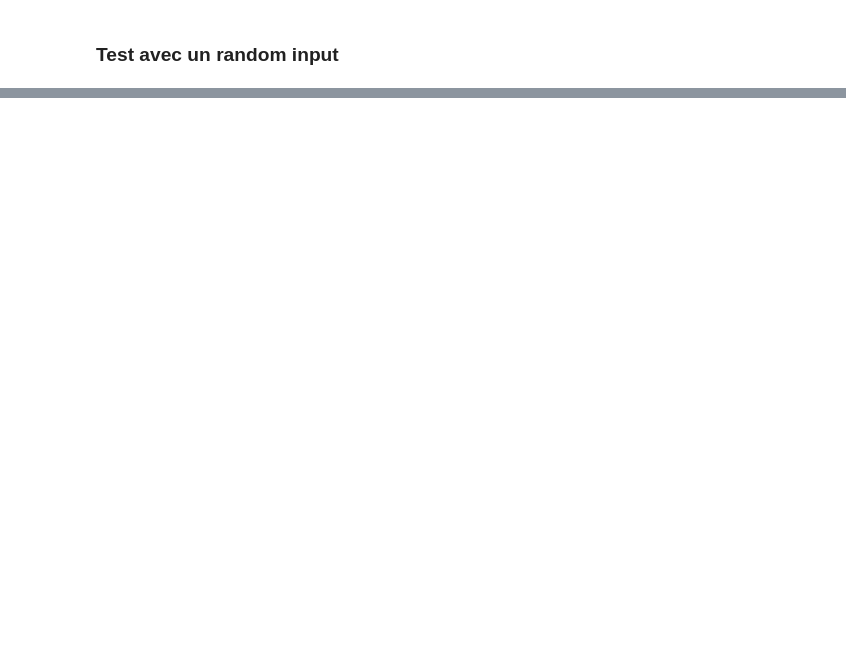
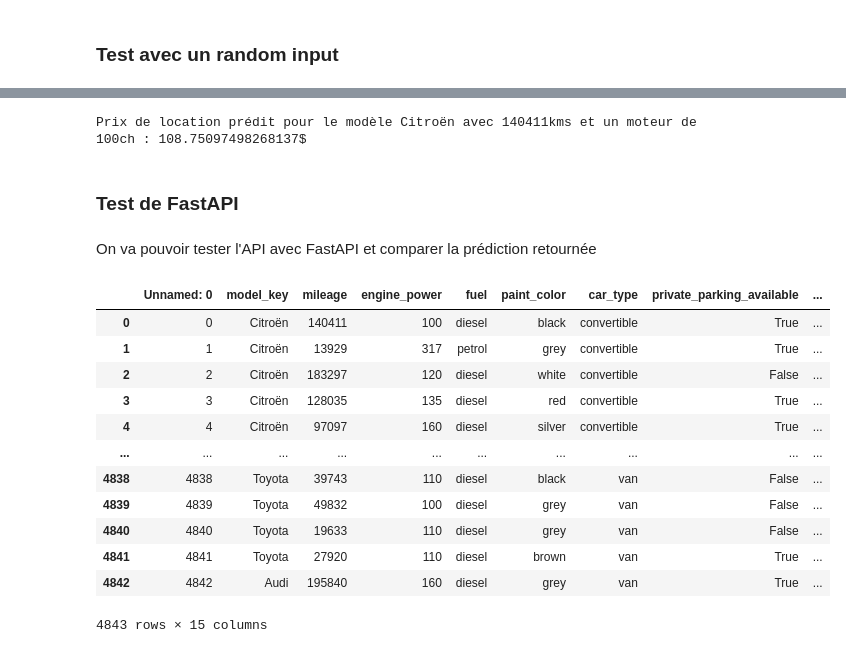
Before and after one commit to DavidTGAUTIER/Jedha_Certification, a Jupyter notebook: Block n°5/04 Get Around - ML.ipynb, the cells around one changed output, grey strips where cells are left out. Saved outputs shown, nothing was run; the diff lists cells and outputs as text; code cells hidden in the pictures; blank space fills up the shorter version.

```diff
--- a/Block n°5/04 Get Around - ML.ipynb
+++ b/Block n°5/04 Get Around - ML.ipynb
@@ -375,0 +340,14 @@ print(f"Prix de location prédit pour cette voiture : {round(request_pred.json()
+# %%
+# Notre X est l'ensemble des features sans la target
+X = sample_df
+# On applique la pipeline de preprocessing pour transformer les valeurs de X (onehot pour categ/scaling des valeurs numériques)
+X = preprocessor.transform(X)
+# On fait une prédiction sur X
+pred = gbr_model.predict(X)
+print(f"Prix de location prédit pour le modèle {example_input['model_key']} avec {example_input['mileage']}kms et un moteur de {example_input['engine_power']}ch : {pred[0]}$")
+# %% [output]
+Prix de location prédit pour le modèle Citroën avec 140411kms et un moteur de 100ch : 108.75097498268137$
+# %% [markdown]
+### Test de FastAPI
+# %% [markdown]
+On va pouvoir tester l'API avec FastAPI et comparer la prédiction retournée
@@ -375,0 +376,16 @@ print(f"Prix de location prédit pour cette voiture : {round(request_pred.json()
+# %%
+pd.read_csv('../test/get_around_pricing_project.csv')
+# %% [output]
+|  | Unnamed: 0 | model_key | mileage | engine_power | fuel | paint_color | car_type | private_parking_available | ... |
+| 0 | 0 | Citroën | 140411 | 100 | diesel | black | convertible | True | ... |
+| 1 | 1 | Citroën | 13929 | 317 | petrol | grey | convertible | True | ... |
+| 2 | 2 | Citroën | 183297 | 120 | diesel | white | convertible | False | ... |
+| 3 | 3 | Citroën | 128035 | 135 | diesel | red | convertible | True | ... |
+| 4 | 4 | Citroën | 97097 | 160 | diesel | silver | convertible | True | ... |
+| ... | ... | ... | ... | ... | ... | ... | ... | ... | ... |
+| 4838 | 4838 | Toyota | 39743 | 110 | diesel | black | van | False | ... |
+| 4839 | 4839 | Toyota | 49832 | 100 | diesel | grey | van | False | ... |
+| 4840 | 4840 | Toyota | 19633 | 110 | diesel | grey | van | False | ... |
+| 4841 | 4841 | Toyota | 27920 | 110 | diesel | brown | van | True | ... |
+| 4842 | 4842 | Audi | 195840 | 160 | diesel | grey | van | True | ... |
+4843 rows × 15 columns
```
Also changed, not shown: parts of 23 cells of this notebook.
